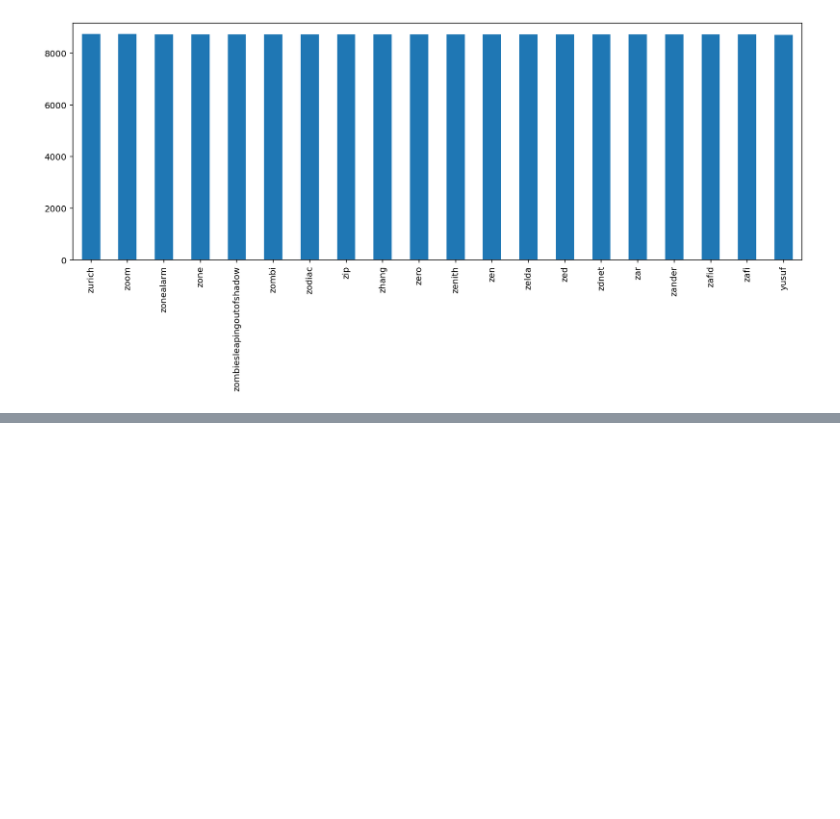
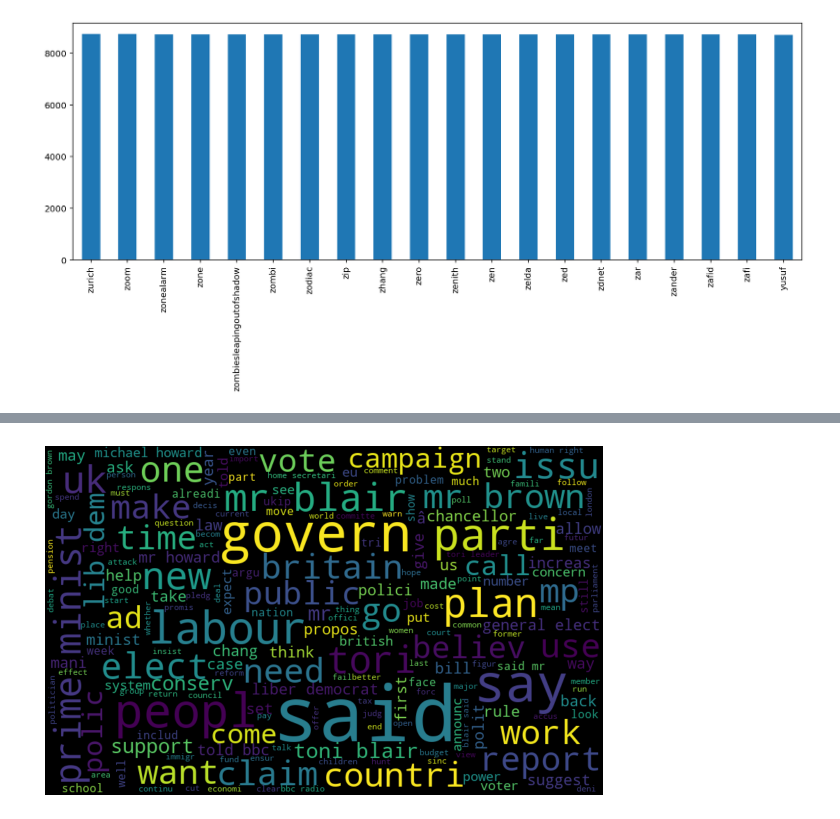
Before and after one commit to BalajiJadhav015/Topic-Modeling-On-News-Article, a Jupyter notebook: News Topic Modeling.ipynb, the cells around one changed output, grey strips where cells are left out. Cells and saved outputs as stored; diff of their text form; code cells hidden in the pictures; blank space fills up the shorter version.

```diff
--- a/News Topic Modeling.ipynb
+++ b/News Topic Modeling.ipynb
@@ -418,0 +444,7 @@ top_vacab.plot(kind = 'bar', figsize=(15,5))
+# %%
+subset=data[data.type=="politics"]
+text=subset.news.values
+words =" ".join(text)
+create_wordcloud(words)
+# %% [output]
+[figure, added]
```
Also changed, not shown: parts of 7 cells of this notebook.
